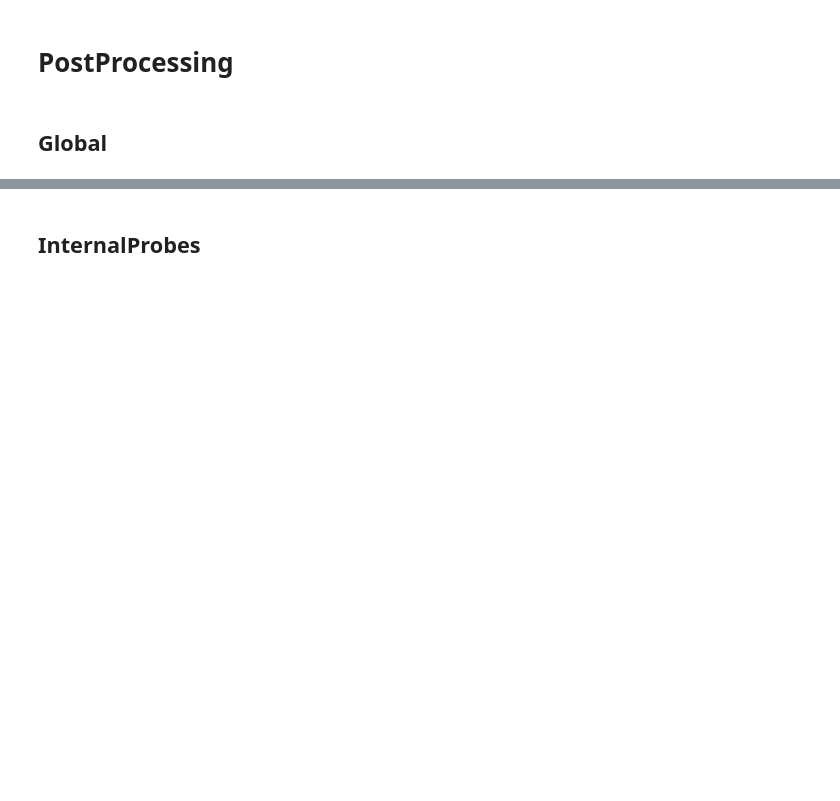
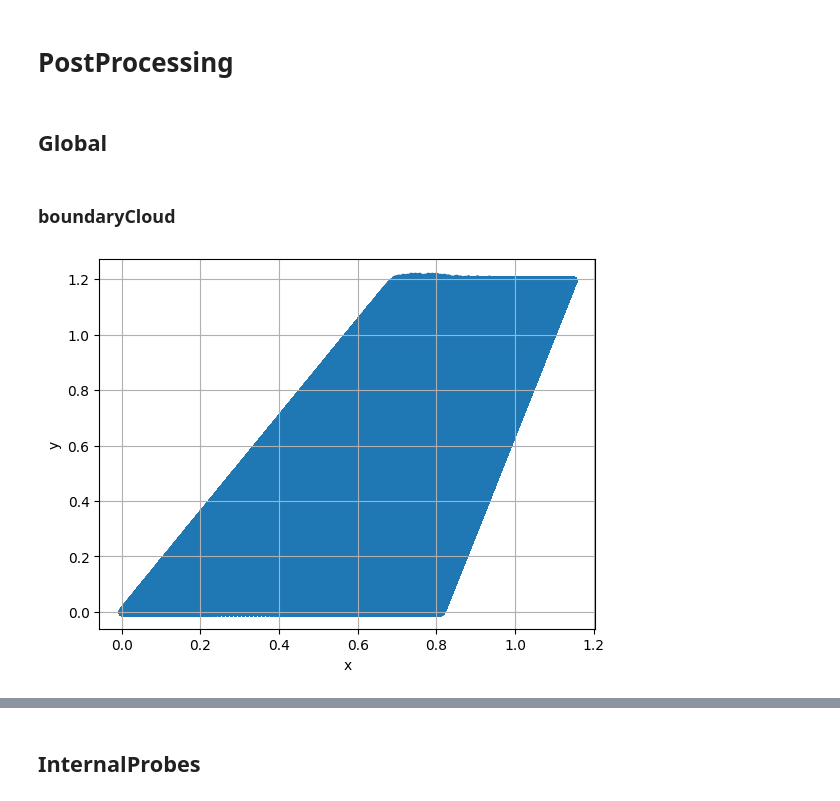
Before and after one commit to PGGO26/M6_HiSa, a Jupyter notebook: plot.ipynb, the cells around one changed output, grey strips where cells are left out. Saved outputs shown, nothing was run; the diff lists cells and outputs as text; code cells hidden in the pictures; blank space fills up the shorter version.

```diff
--- a/plot.ipynb
+++ b/plot.ipynb
@@ -27,6 +27,18 @@ Write the surface points in system/include/AIP file.
 # PostProcessing
 # %% [markdown]
 ## Global
+# %% [markdown]
+### boundaryCloud
+# %%
+import pandas as pd
+file_path = 'postProcessing/boundaryCloud/1200/cloud_p.xy'
+cloud_p_content = pd.read_csv(file_path, delimiter='\s+', header=None, names=['x','y','z','p']).round(5)
+section_df = cloud_p_content[cloud_p_content['z'] >= 0.]
+section_df.plot(kind='scatter',x='x',y='y')
+import matplotlib.pyplot as plt
+plt.grid()
+# %% [output]
+[figure, added]
 # %%
 import numpy as np
 import pandas as pd
```
Also changed, not shown: parts of 1 cell of this notebook, 1 other file.
